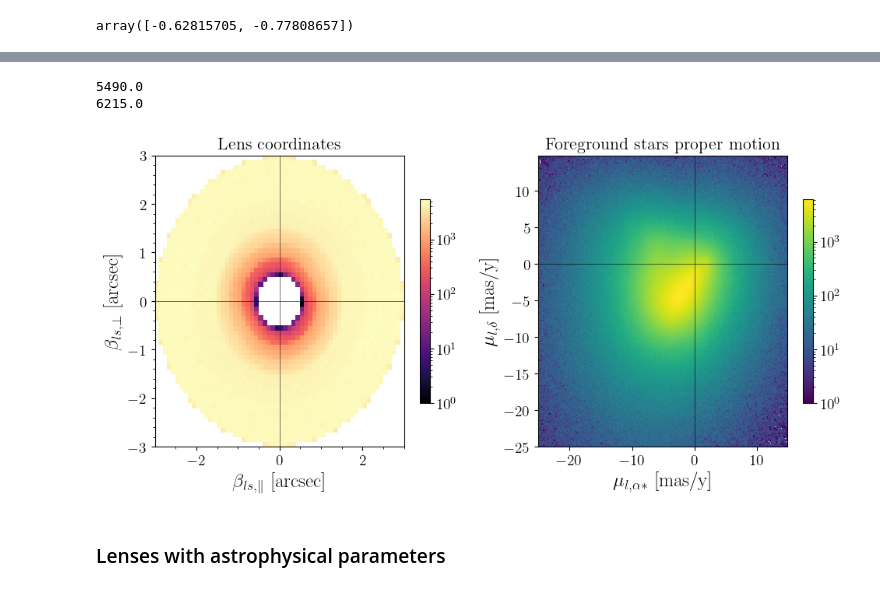
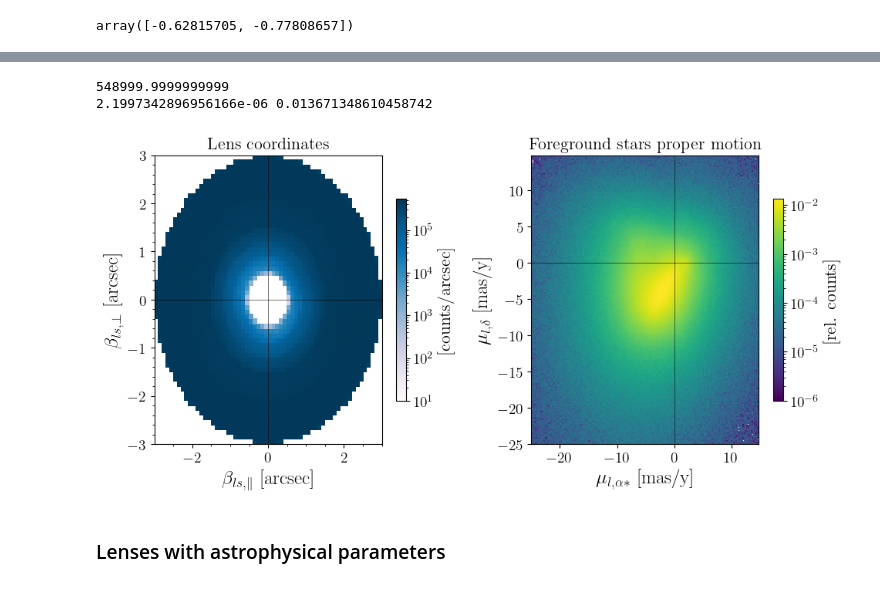
Before and after one commit to kenvantilburg/lens-velocity, a Jupyter notebook: star-star/make_plots.ipynb, the cells around one changed output, grey strips where cells are left out. Cells and saved outputs as stored; diff of their text form; code cells hidden in the pictures.

```diff
--- a/star-star/make_plots.ipynb
+++ b/star-star/make_plots.ipynb
@@ -192,7 +195,7 @@ for i in range(len(b_il)):
     tmp_counts, tmp_x, tmp_y = np.histogram2d((b_il[i]/arcsec)[:, 0], (b_il[i]/arcsec)[:, 1], bins=[bins, bins])
     tmp_x, tmp_y = np.meshgrid(tmp_x[:-1], tmp_y[:-1])
     x[i] = tmp_x.flatten(); y[i] = tmp_y.flatten()
-    counts[i] = tmp_counts.T.flatten()
+    counts[i] = tmp_counts.T.flatten()/delta_x**2
 
     # mask pixels at the boundary
     counts[i][ np.sqrt( (x[i]+delta_x/2)**2 + (y[i]+delta_x/2)**2) > (x_max - delta_x/4) ] = np.nan
@@ -256,16 +259,18 @@ fig.tight_layout()
 # %%
 fig, ax = plt.subplots(nrows=1, ncols=3, figsize=(16,5))
 
-list_max = [8128, 9819, 9980, 5490]
+list_max = [8128/delta_x**2, 9819/delta_x**2, 9980/delta_x**2, 5490/delta_x**2]
 list_xlabel = [r'$\beta_{ls, \alpha*}$ [arcsec]', r'$\beta_{ls, l*}$ [arcsec]', r'$\beta_{ls, l*}$ [arcsec]', r'$\beta_{ls, \parallel}$ [arcsec]']
 list_ylabel = [r'$\beta_{ls, \delta}$ [arcsec]', r'$\beta_{ls, b}$ [arcsec]', r'$\beta_{ls, b}$ [arcsec]', r'$\beta_{ls, \perp}$ [arcsec]']
 list_title = ['Equatorial coordinates', 'Ecliptic coordinates', 'Galactic coordinates', 'Lens coordinates']
 
 for i in range(3):
     aa = ax[i].hist2d(x[i], y[i], bins=[bins, bins], weights=counts[i],
-                      norm=colors.LogNorm(vmin=1, vmax=list_max[i]), cmap='magma')
+                      norm=colors.LogNorm(vmin=10, vmax=list_max[i]), cmap='PuBu')
 
-    fig.colorbar(aa[3], ax=ax[i], shrink=0.7)
+    cbar = fig.colorbar(aa[3], ax=ax[i], shrink=0.7)
+    cbar.set_label('[counts/arcsec]', fontsize=16)
+
     print(np.max(aa[0][aa[0]>0]))
 
     ax[i].set_xlabel(list_xlabel[i], fontsize=18); ax[i].set_ylabel(list_ylabel[i], fontsize=18)
@@ -286,35 +291,38 @@ fig.savefig(FigDir+'bg_star_anisotropy_1.png')
 # %%
 fig, ax = plt.subplots(nrows=1, ncols=2, figsize=(10,5))
 
 aa = ax[0].hist2d(x[3], y[3], bins=[bins, bins], weights=counts[3],
-                  norm=colors.LogNorm(vmin=1, vmax=list_max[3]), cmap='magma')
+                  norm=colors.LogNorm(vmin=10, vmax=list_max[3]), cmap='PuBu')
 
-fig.colorbar(aa[3], ax=ax[0], shrink=0.7)
+cbar = fig.colorbar(aa[3], ax=ax[0], shrink=0.7)
+cbar.set_label('[counts/arcsec]', fontsize=16)
 print(np.max(aa[0][aa[0]>0]))
 
 ax[0].set_xlabel(list_xlabel[3], fontsize=18); ax[0].set_ylabel(list_ylabel[3], fontsize=18)
 ax[0].minorticks_on()
 ax[0].hlines(0, -3, 3, colors='k', linestyles='solid', linewidth=0.4)
 ax[0].vlines(0, -3, 3, colors='k', linestyles='solid', linewidth=0.4)
 ax[0].set_title(list_title[3], fontsize=16)
 
 
-aa = ax[1].hist2d(vl_vec[:, 0], vl_vec[:, 1], bins=[np.arange(-25,15,0.2), np.arange(-25,15,0.2)], range=None, density=False, weights=None,
-                  norm=colors.LogNorm(vmin=1, vmax=6215.0))
-fig.colorbar(aa[3], ax=ax[1], shrink=0.7)
+aa = ax[1].hist2d(vl_vec[:, 0], vl_vec[:, 1], bins=[np.arange(-25,15,0.2), np.arange(-25,15,0.2)], range=None, density=True, weights=None,
+ #                 norm=colors.LogNorm(vmin=1, vmax=6215.0))
+                  norm=colors.LogNorm(vmin=1E-6, vmax=0.013671348610458742))
+cbar = fig.colorbar(aa[3], ax=ax[1], shrink=0.7)
+cbar.set_label('[rel. counts]', fontsize=16)
 ax[1].hlines(0, -30, 30, colors='k', linestyles='solid', linewidth=0.4)
 ax[1].vlines(0, -30, 30, colors='k', linestyles='solid', linewidth=0.4)
-print(np.max(aa[0][aa[0]>0]))
+print(np.min(aa[0][aa[0]>0]), np.max(aa[0][aa[0]>0]))
 
 ax[1].set_xlabel(r'$\mu_{l,\alpha*}$ [mas/y]', fontsize=18); ax[1].set_ylabel(r'$\mu_{l,\delta}$ [mas/y]', fontsize=18);
 ax[1].set_title(r'Foreground stars proper motion', fontsize=16)
 
 fig.tight_layout()
 fig.savefig(FigDir+'bg_star_anisotropy_2.png')
 # %% [output]
-5490.0
-6215.0
+548999.9999999999
+2.1997342896956166e-06 0.013671348610458742
-[figure, old version]
+[figure, new version]
 # %% [markdown]
 ### Lenses with astrophysical parameters
 # %%
```
Also changed, not shown: parts of 5 cells of this notebook, 10 other files.
